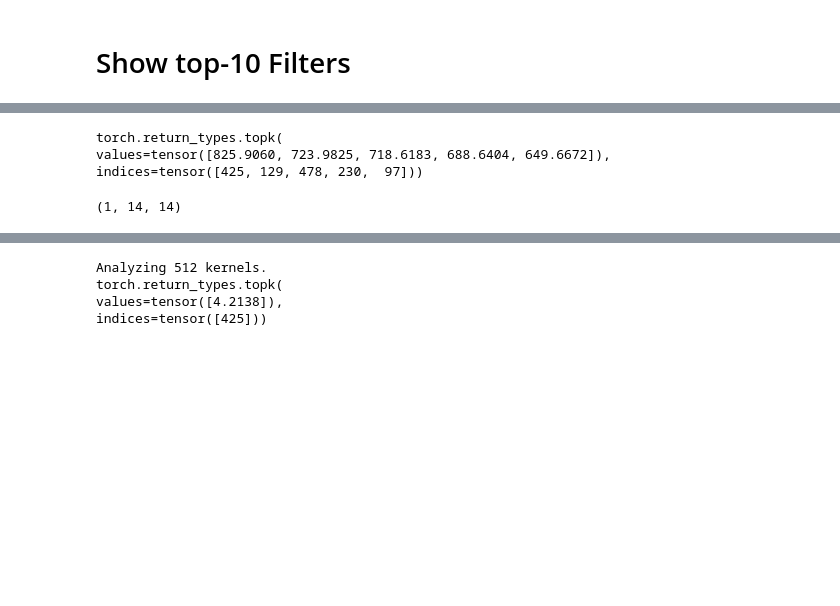
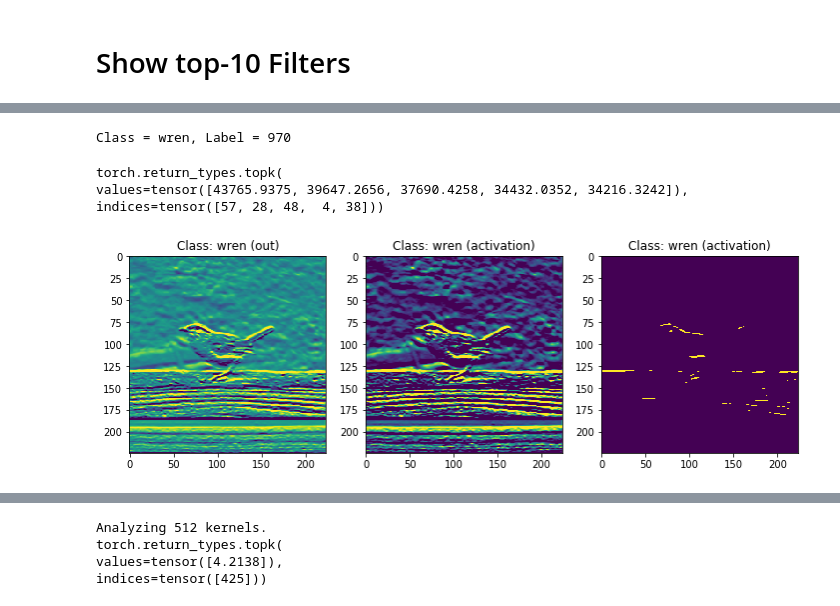
Before and after one commit to gabrielnieves18/machine-learning, a Jupyter notebook: electric-dreams/VGG.ipynb, the cells around one changed output, grey strips where cells are left out. Drawn from its saved outputs; the diff is of its cells as text; code cells hidden in the pictures; blank space fills up the shorter version.

```diff
--- a/electric-dreams/VGG.ipynb
+++ b/electric-dreams/VGG.ipynb
@@ -376,29 +392,37 @@ costs[:10]
 Now we will pass an image for a particular class and visualize the kernels that
 provides the highest activation for images of that class
 """
-lr = 1.0
-kernel_index = 10
-
-conv = conv_5_1.cuda()
-num_of_kernels = conv[-2].weight.shape[0]
-
 # img_size = (1, 3, 224, 224)
 _image = images[0].unsqueeze(dim=0)
+_label = labels[0]
+_class = classes[_label]
+
+conv = conv_1_1.cuda()
+num_of_kernels = conv_1_1[0].weight.shape[0]
+
+print(f'Class = {_class}, Label = {_label}')
 
 # Store metadata
-kernels = []
-costs = []
+outputs = []
+out_activations = []
+heatmaps = []
+activation_costs = []
 
 for kernel_index in range(num_of_kernels):
-    kernel, cost = activate_kernel(_image, kernel_index, conv)
-    kernels.append(kernel)
-    costs.append(cost)
+    _out, _out_activation, heatmap, cost = activate_kernel(_image, kernel_index, conv[0])
+    outputs.append(_out)
+    out_activations.append(_out_activation)
+    heatmaps.append(heatmap)
+    activation_costs.append(cost)
 
+# Memory cleanup
 torch.cuda.empty_cache()
+# %% [output]
+Class = wren, Label = 970
 # %%
-topk = torch.topk(torch.Tensor(costs), k=5)
+topk = torch.topk(torch.Tensor(activation_costs), k=5)
 topk
 # %% [output]
 torch.return_types.topk(
-values=tensor([825.9060, 723.9825, 718.6183, 688.6404, 649.6672]),
-indices=tensor([425, 129, 478, 230,  97]))
+values=tensor([43765.9375, 39647.2656, 37690.4258, 34432.0352, 34216.3242]),
+indices=tensor([57, 28, 48,  4, 38]))
@@ -409,4 +429,38 @@ cost = costs[kernel_index]
-# %%
-kernel.shape
-# %% [output]
-(1, 14, 14)
+# %%
+import torch.nn.functional as F
+
+# kernel_index = topk.indices[0]
+# kernel = kernels[kernel_index].detach().cpu().numpy()[0]
+# kernel = deprocess_image(kernel)
+# cost = costs[kernel_index]
+
+filter_index = topk.indices[0]
+
+out = deprocess_image(outputs[filter_index])
+out = np.squeeze(out, 2)
+
+out_activation = deprocess_image(out_activations[filter_index])
+out_activation = np.squeeze(out_activation, 2)
+out_activation = np.round(out_activation)
+
+# To-Do
+heatmap = heatmaps[filter_index]
+heatmap = np.mean(heatmap, 0)
+heatmap = np.maximum(heatmap, 0)
+heatmap /= np.max(heatmap)
+heatmap = np.round(heatmap)
+
+figure = plt.figure(figsize=(12,12))
+figure.add_subplot(1,3,1)
+plt.imshow(out)
+plt.title(f'Class: {_class} (out)')
+
+figure.add_subplot(1,3,2)
+plt.imshow(out_activation)
+_ = plt.title(f'Class: {_class} (activation)')
+
+figure.add_subplot(1,3,3)
+plt.imshow(heatmap)
+_ = plt.title(f'Class: {_class} (activation)')
+# %% [output]
+[figure, added]
```
Also changed, not shown: parts of 26 cells of this notebook.
